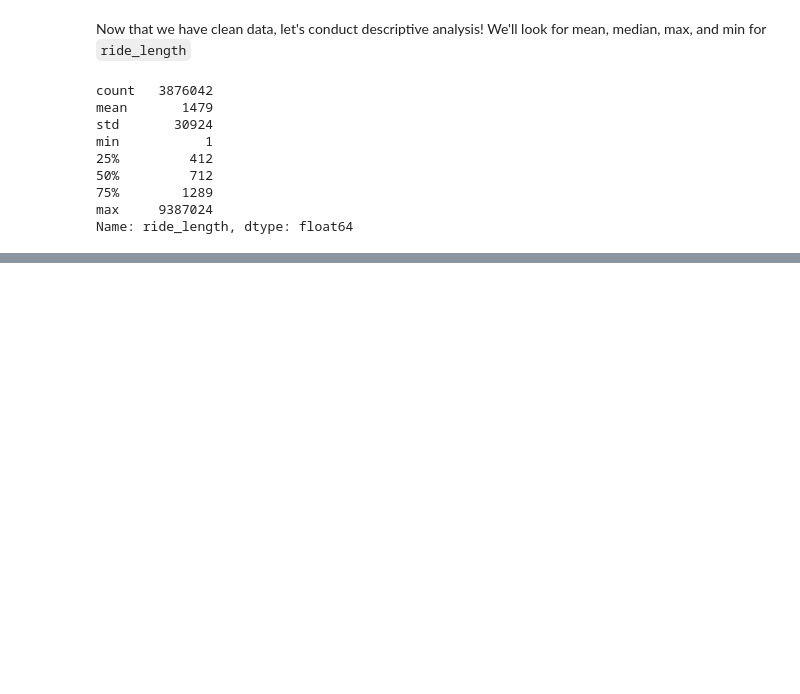
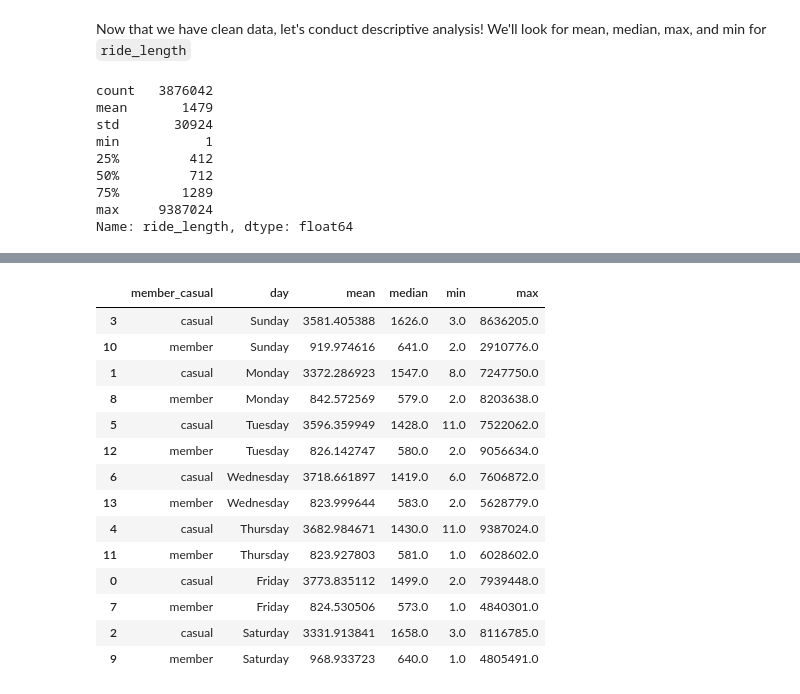
Before and after one commit to curtiselfn/PortoProject, a Jupyter notebook: Cyclistic Bike Share/Notebook.ipynb, the cells around one changed output, grey strips where cells are left out. Saved outputs shown, nothing was run; the diff lists cells and outputs as text; code cells hidden in the pictures; blank space fills up the shorter version.

```diff
--- a/Cyclistic Bike Share/Notebook.ipynb
+++ b/Cyclistic Bike Share/Notebook.ipynb
@@ -415,0 +479,26 @@ Name: ride_length, dtype: float64
+# %%
+#creating a custom order
+custom_day_order = ['Sunday', 'Monday', 'Tuesday', 'Wednesday', 'Thursday', 'Friday', 'Saturday']
+#aggregating the 3 columns grouped by what type of member and days
+aggresult = working_df.groupby(['member_casual', 'day'])['ride_length'].agg(['mean', 'median', 'min', 'max']).reset_index()
+
+aggresult['day'] = pd.Categorical(aggresult['day'], categories = custom_day_order, ordered = True)
+aggresult.sort_values(by = ['day'], inplace= True)
+
+aggresult
+# %% [output]
+|  | member_casual | day | mean | median | min | max |
+| 3 | casual | Sunday | 3581.405388 | 1626.0 | 3.0 | 8636205.0 |
+| 10 | member | Sunday | 919.974616 | 641.0 | 2.0 | 2910776.0 |
+| 1 | casual | Monday | 3372.286923 | 1547.0 | 8.0 | 7247750.0 |
+| 8 | member | Monday | 842.572569 | 579.0 | 2.0 | 8203638.0 |
+| 5 | casual | Tuesday | 3596.359949 | 1428.0 | 11.0 | 7522062.0 |
+| 12 | member | Tuesday | 826.142747 | 580.0 | 2.0 | 9056634.0 |
+| 6 | casual | Wednesday | 3718.661897 | 1419.0 | 6.0 | 7606872.0 |
+| 13 | member | Wednesday | 823.999644 | 583.0 | 2.0 | 5628779.0 |
+| 4 | casual | Thursday | 3682.984671 | 1430.0 | 11.0 | 9387024.0 |
+| 11 | member | Thursday | 823.927803 | 581.0 | 1.0 | 6028602.0 |
+| 0 | casual | Friday | 3773.835112 | 1499.0 | 2.0 | 7939448.0 |
+| 7 | member | Friday | 824.530506 | 573.0 | 1.0 | 4840301.0 |
+| 2 | casual | Saturday | 3331.913841 | 1658.0 | 3.0 | 8116785.0 |
+| 9 | member | Saturday | 968.933723 | 640.0 | 1.0 | 4805491.0 |
```
Also changed, not shown: parts of 21 cells of this notebook, 1 other file.
